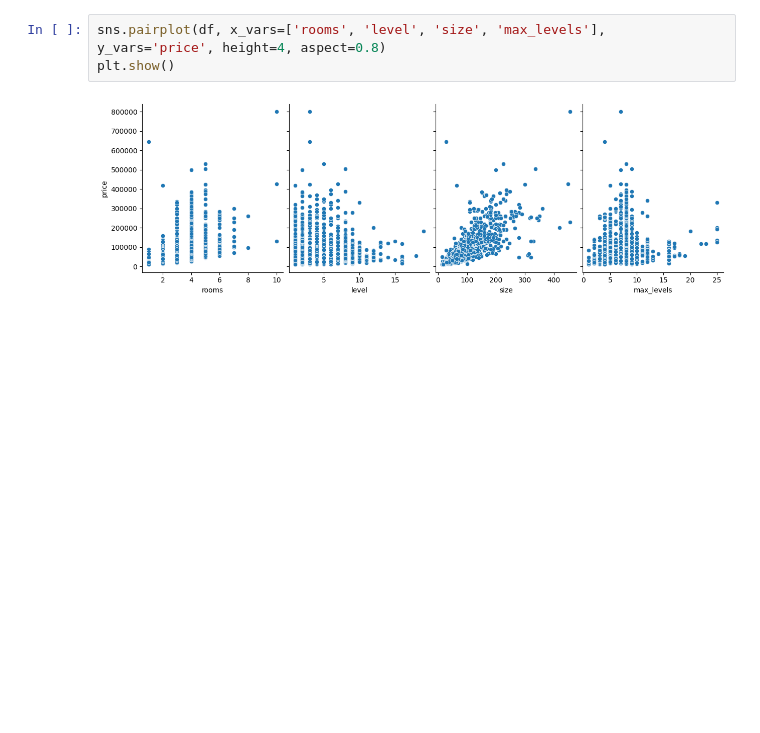
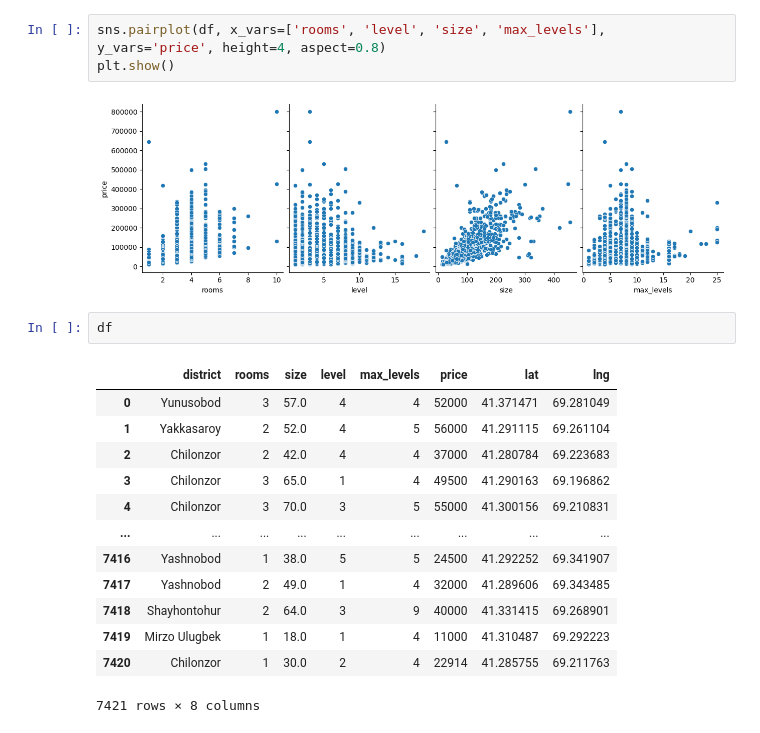
Before and after one commit to sarmuh/first-ml-training, a Jupyter notebook: notebooks/01_data_info.ipynb, the cells around one changed output. Cells and saved outputs as stored; diff of their text form; blank space fills up the shorter version.

```diff
--- a/notebooks/01_data_info.ipynb
+++ b/notebooks/01_data_info.ipynb
@@ -147,3 +150,19 @@ sns.pairplot(df, x_vars=['rooms', 'level', 'size', 'max_levels'], y_vars='price'
 plt.show()
 # %% [output]
 [figure]
+# %%
+df
+# %% [output]
+|  | district | rooms | size | level | max_levels | price | lat | lng |
+| 0 | Yunusobod | 3 | 57.0 | 4 | 4 | 52000 | 41.371471 | 69.281049 |
+| 1 | Yakkasaroy | 2 | 52.0 | 4 | 5 | 56000 | 41.291115 | 69.261104 |
+| 2 | Chilonzor | 2 | 42.0 | 4 | 4 | 37000 | 41.280784 | 69.223683 |
+| 3 | Chilonzor | 3 | 65.0 | 1 | 4 | 49500 | 41.290163 | 69.196862 |
+| 4 | Chilonzor | 3 | 70.0 | 3 | 5 | 55000 | 41.300156 | 69.210831 |
+| ... | ... | ... | ... | ... | ... | ... | ... | ... |
+| 7416 | Yashnobod | 1 | 38.0 | 5 | 5 | 24500 | 41.292252 | 69.341907 |
+| 7417 | Yashnobod | 2 | 49.0 | 1 | 4 | 32000 | 41.289606 | 69.343485 |
+| 7418 | Shayhontohur | 2 | 64.0 | 3 | 9 | 40000 | 41.331415 | 69.268901 |
+| 7419 | Mirzo Ulugbek | 1 | 18.0 | 1 | 4 | 11000 | 41.310487 | 69.292223 |
+| 7420 | Chilonzor | 1 | 30.0 | 2 | 4 | 22914 | 41.285755 | 69.211763 |
+7421 rows × 8 columns
```
Also changed, not shown: parts of 9 cells of this notebook.
